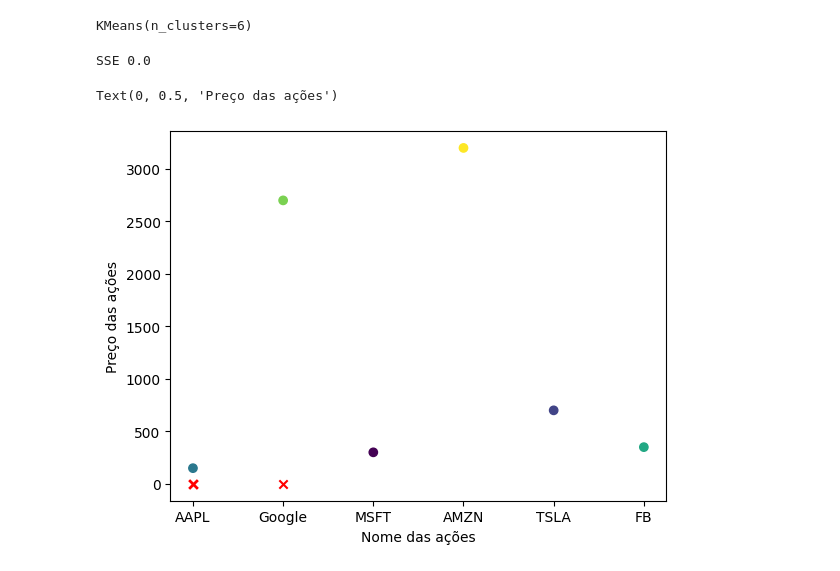
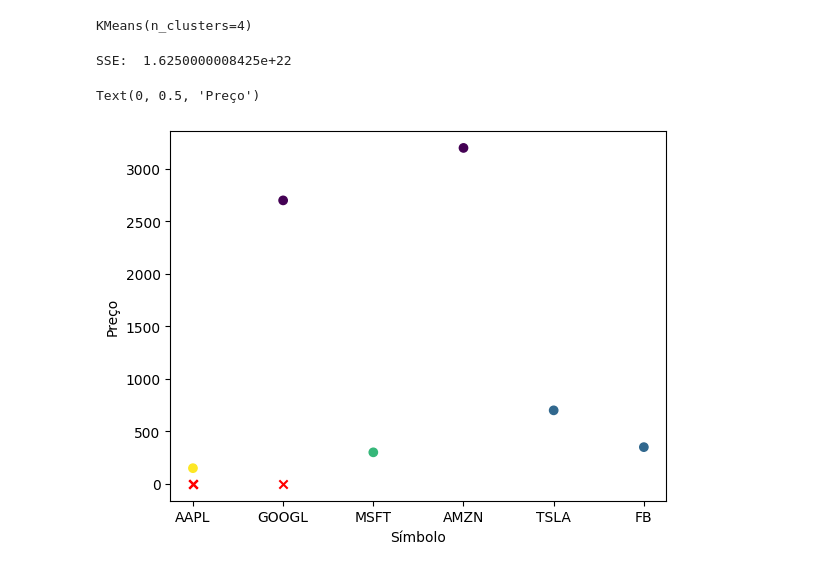
Before and after one commit to danielvieira95/Intelig-ncia-Artificial-e-Big-Data--2-2024, a Jupyter notebook: TurmaB/Aula16/codigo.ipynb, the cells around one changed output. Saved outputs shown, nothing was run; the diff lists cells and outputs as text; code cells hidden in the pictures.

```diff
--- a/TurmaB/Aula16/codigo.ipynb
+++ b/TurmaB/Aula16/codigo.ipynb
@@ -74,3 +64,5 @@ dados_ativos = pd.get_dummies(dados,columns=['Símbolo'])
+# %%
+dados_ativos = pd.get_dummies(df,columns= ['Símbolo'])
 # %%
 dados_ativos
 # %% [output]
@@ -84,12 +76,12 @@ dados_ativos
 # %%
-# aplicando o Kmeans
-kmeans = KMeans(n_clusters=6)
+kmeans = KMeans(n_clusters=4)
 kmeans.fit(dados_ativos)
 # %% [output]
-KMeans(n_clusters=6)
+KMeans(n_clusters=4)
 # %%
 sse = kmeans.inertia_
-print('SSE',sse)
-# %% [output]
-SSE 0.0
+# %%
+print('SSE: ', sse)
+# %% [output]
+SSE:  1.6250000008425e+22
 # %%
@@ -97,10 +89,11 @@ SSE 0.0
 labels = kmeans.labels_
 centroids = kmeans.cluster_centers_
 # %%
-plt.scatter(dados['Símbolo'],dados['Preço'],c =labels)
-plt.scatter(centroids[:,4],centroids[:,4],marker='x',color='red')
-plt.xlabel('Nome das ações')
-plt.ylabel('Preço das ações')
+# Plotando as visualizações
+plt.scatter(data['Símbolo'],data['Preço da Ação'],c=labels)
+plt.scatter(centroids[:,4],centroids[:,4],marker='x',color = 'red')
+plt.xlabel('Símbolo')
+plt.ylabel('Preço')
 # %% [output]
-Text(0, 0.5, 'Preço das ações')
+Text(0, 0.5, 'Preço')
-[figure, old version]
+[figure, new version]
```
Also changed, not shown: parts of 27 cells of this notebook.
